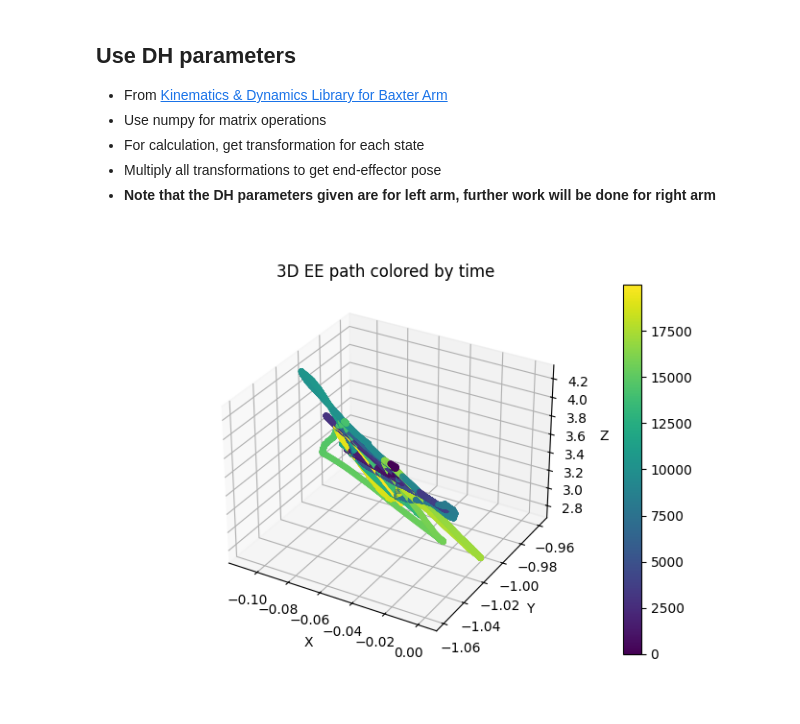
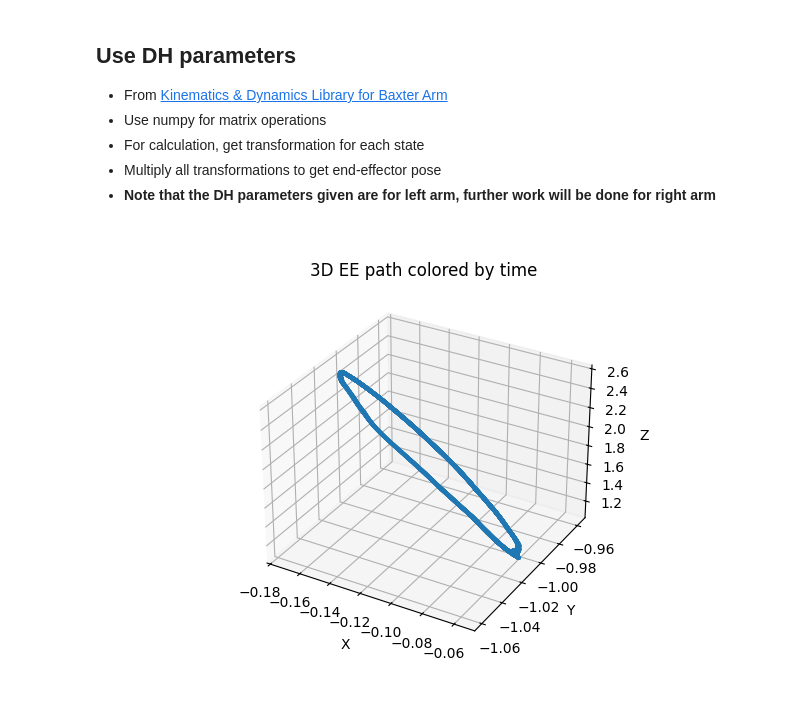
Before and after one commit to goldenpuffle123/robotics-nodes, a Jupyter notebook: vis/forward_kinematics.ipynb, the cells around one changed output. Saved outputs shown, nothing was run; the diff lists cells and outputs as text; code cells hidden in the pictures.

Commit message:
Fix fk issue and add py file - Big issue: order of calling get_tmatrix inside   calculate_fk was incorrect

```diff
--- a/vis/forward_kinematics.ipynb
+++ b/vis/forward_kinematics.ipynb
@@ -52,32 +52,31 @@ def calculate_fk(joint_angles):
         d, a, alpha = DH_BAXTER[i]
 
         # Get the transformation matrix for this link
-        T_link = get_tmatrix(q, d, a, alpha)
+        T_link = get_tmatrix(d, a, alpha, q)
         # Cumultatively multiply to get the final transformation
         T_final = T_final @ T_link
 
     return T_final
 # %%
 %matplotlib widget
-# Only for right arm
-df = pd.read_csv("../datasets/baxter/right_random_p15_t140.csv", sep=" ", nrows=20000)
+# Only for left arm
+df = pd.read_csv("../datasets/baxter/left_circle_p-15_t105.csv", sep=" ")
 
 angles = df[[c for c in df.columns if "ang" in c]]
 ee_positions = []
 for rows in angles.itertuples(index=False):
     joint_angles = np.array(rows)
     T_ee = calculate_fk(joint_angles)
     ee_positions.append(T_ee[:3, 3])  # Extract the position part
 ee_positions = np.array(ee_positions)
 times = np.arange(len(ee_positions))
 
-fig = plt.figure(figsize=(7, 5))
+fig = plt.figure()
 ax = fig.add_subplot(111, projection='3d')
-sc = ax.scatter(ee_positions[:,0], ee_positions[:,1], ee_positions[:,2],
-           c=times, cmap='viridis', s=12)
+sc = ax.scatter(ee_positions[:,0], ee_positions[:,1], ee_positions[:,2], s=4)#, c=times, cmap='viridis')
 ax.set_xlabel('X'); ax.set_ylabel('Y'); ax.set_zlabel('Z')
 ax.set_title('3D EE path colored by time')
-cbar = fig.colorbar(sc, ax=ax, pad=0.1)
+# cbar = fig.colorbar(sc, ax=ax, pad=0.1)
 plt.show()
 # %% [output]
-[figure, old version]
+[figure, new version]
```
Also changed, not shown: parts of 1 cell of this notebook, 1 other file.
